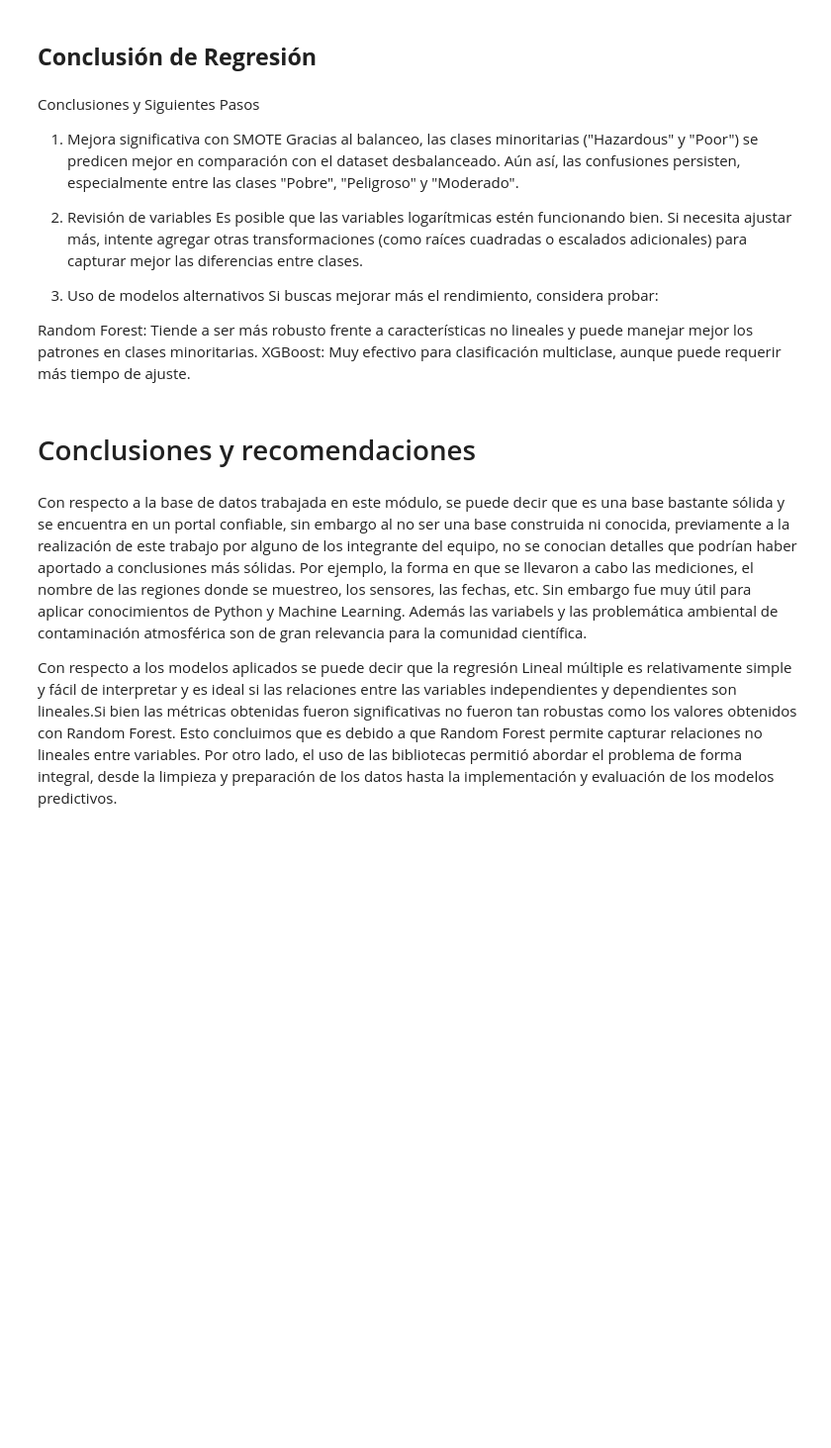
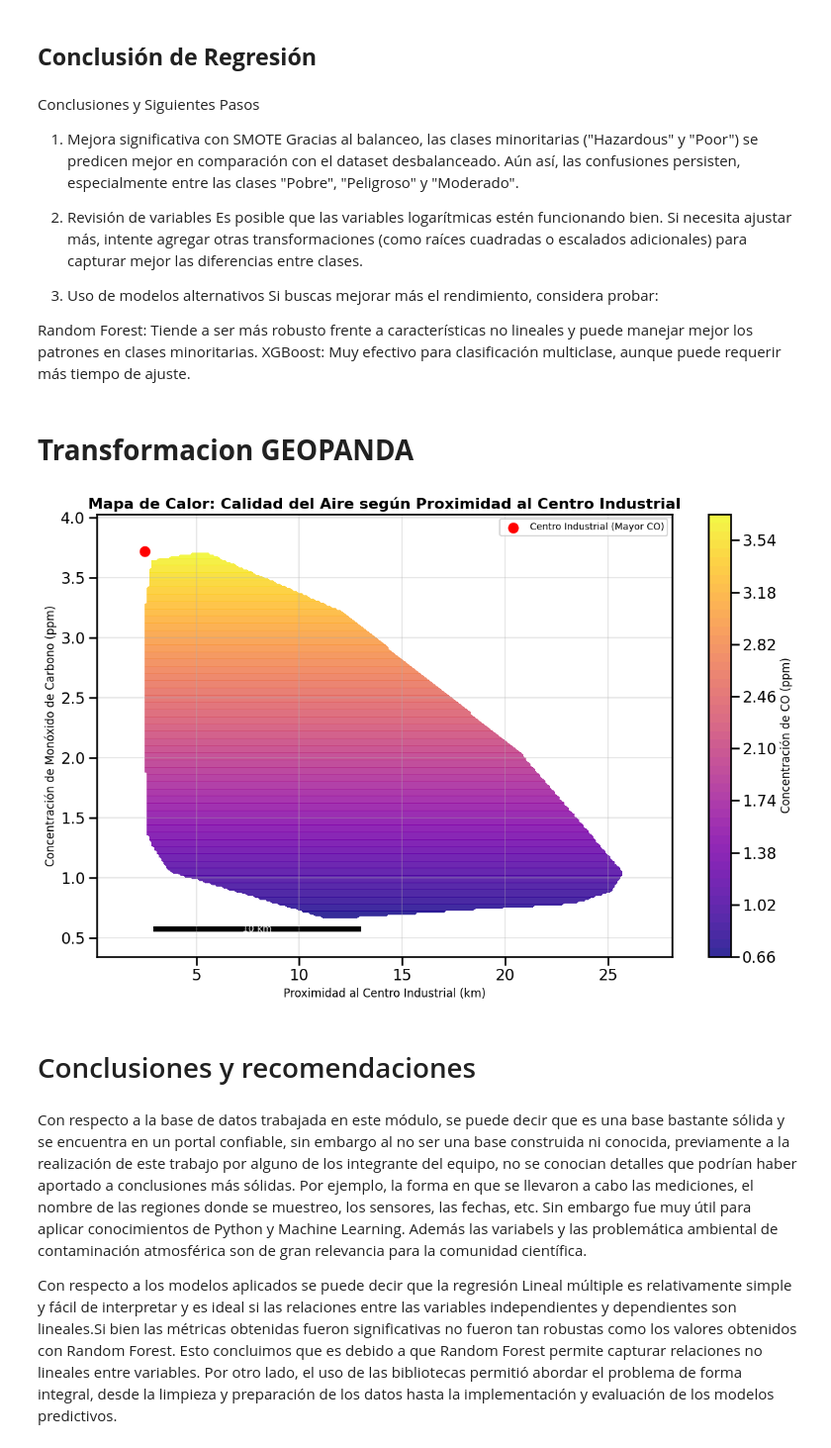
Before and after one commit to pichuib/Calidad-del-Aire, a Jupyter notebook: Calidad-del-Aire.ipynb, the cells around one changed output. Shown at 99% size. Drawn from its saved outputs; the diff is of its cells as text; code cells hidden in the pictures; blank space fills up the shorter version.

```diff
--- a/Calidad-del-Aire.ipynb
+++ b/Calidad-del-Aire.ipynb
@@ -1005,6 +1004,74 @@ Si buscas mejorar más el rendimiento, considera probar:
 
 Random Forest: Tiende a ser más robusto frente a características no lineales y puede manejar mejor los patrones en clases minoritarias.
 XGBoost: Muy efectivo para clasificación multiclase, aunque puede requerir más tiempo de ajuste.
+# %% [markdown]
+# **Transformacion GEOPANDA**
+# %%
+import pandas as pd
+import numpy as np
+import matplotlib.pyplot as plt
+from scipy.interpolate import griddata
+from matplotlib.patches import Rectangle
+
+# 2. Configurar las variables clave
+variable_contaminacion = "CO"  # Trabajaremos con la columna CO
+variable_distancia = "Proximity_to_Industrial_Areas"  # Proximidad al centro industrial
+
+# Verificar si las columnas existen en el DataFrame
+if variable_contaminacion not in df.columns or variable_distancia not in df.columns:
+    raise ValueError(f"El archivo CSV no contiene las columnas necesarias: {variable_contaminacion}, {variable_distancia}")
+
+# 3. Crear un grid (rejilla) ficticio
+x = df[variable_distancia]  # Distancia al centro industrial
+y = df[variable_contaminacion]  # Niveles de CO
+
+# Crear una rejilla uniforme para interpolar
+xi = np.linspace(x.min(), x.max(), 200)  # Resolución alta para mayor detalle
+yi = np.linspace(y.min(), y.max(), 200)
+xi, yi = np.meshgrid(xi, yi)
+
+# 4. Interpolación
+zi = griddata((x, y), y, (xi, yi), method='linear')
+
+# 5. Crear el mapa de calor
+plt.figure(figsize=(12, 8))
+contour = plt.contourf(xi, yi, zi, levels=50, cmap='plasma', alpha=0.85)  # Colormap profesional
+cbar = plt.colorbar(contour)
+cbar.set_label("Concentración de CO (ppm)", fontsize=12)
+
+# 6. Agregar etiquetas y leyendas
+plt.title("Mapa de Calor: Calidad del Aire según Proximidad al Centro Industrial", fontsize=16, fontweight='bold')
+plt.xlabel("Proximidad al Centro Industrial (km)", fontsize=12)
+plt.ylabel("Concentración de Monóxido de Carbono (ppm)", fontsize=12)
+
+# Etiqueta del centro industrial
+plt.scatter([x.min()], [y.max()], color='red', s=100, label='Centro Industrial (Mayor CO)')
+plt.legend(loc='upper right', fontsize=10)
+
+# Ajustar los límites para incluir el punto rojo con margen
+x_margin = (x.max() - x.min()) * 0.1  # Agregar un 10% de margen al eje X
+y_margin = (y.max() - y.min()) * 0.1  # Agregar un 10% de margen al eje Y
+plt.xlim(x.min() - x_margin, x.max() + x_margin)
+plt.ylim(y.min() - y_margin, y.max() + y_margin)
+
+# Escala gráfica
+scale_length_km = 10  # Longitud de la escala en kilómetros
+x_start_scale = x.min() + x_margin * 0.2  # Inicio de la escala en el eje X
+y_start_scale = y.min() - y_margin * 0.3  # Posición de la escala en el eje Y
+
+# Dibujar la escala
+plt.gca().add_patch(Rectangle((x_start_scale, y_start_scale), scale_length_km, y_margin * 0.1, color='black'))
+plt.text(x_start_scale + scale_length_km / 2, y_start_scale + y_margin * 0.05,
+         f"{scale_length_km} km", color='white', ha='center', va='center', fontsize=10)
+
+# Ajustar diseño
+plt.grid(alpha=0.3)  # Agregar una grilla ligera para referencia visual
+plt.tight_layout()
+
+# 7. Mostrar el gráfico
+plt.show()
+# %% [output]
+[figure, added]
 # %% [markdown]
 # Conclusiones y recomendaciones
 # %% [markdown]
```
Also changed, not shown: parts of 5 cells of this notebook.
